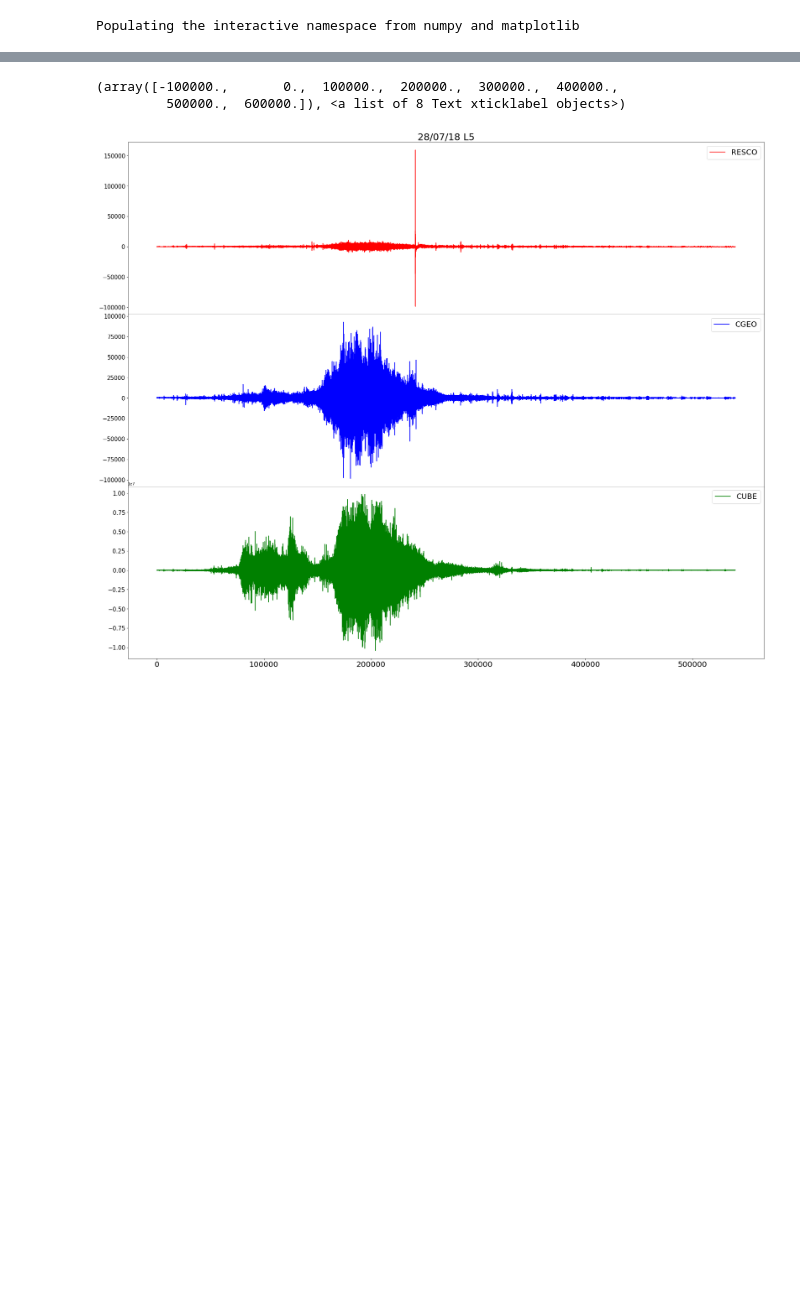
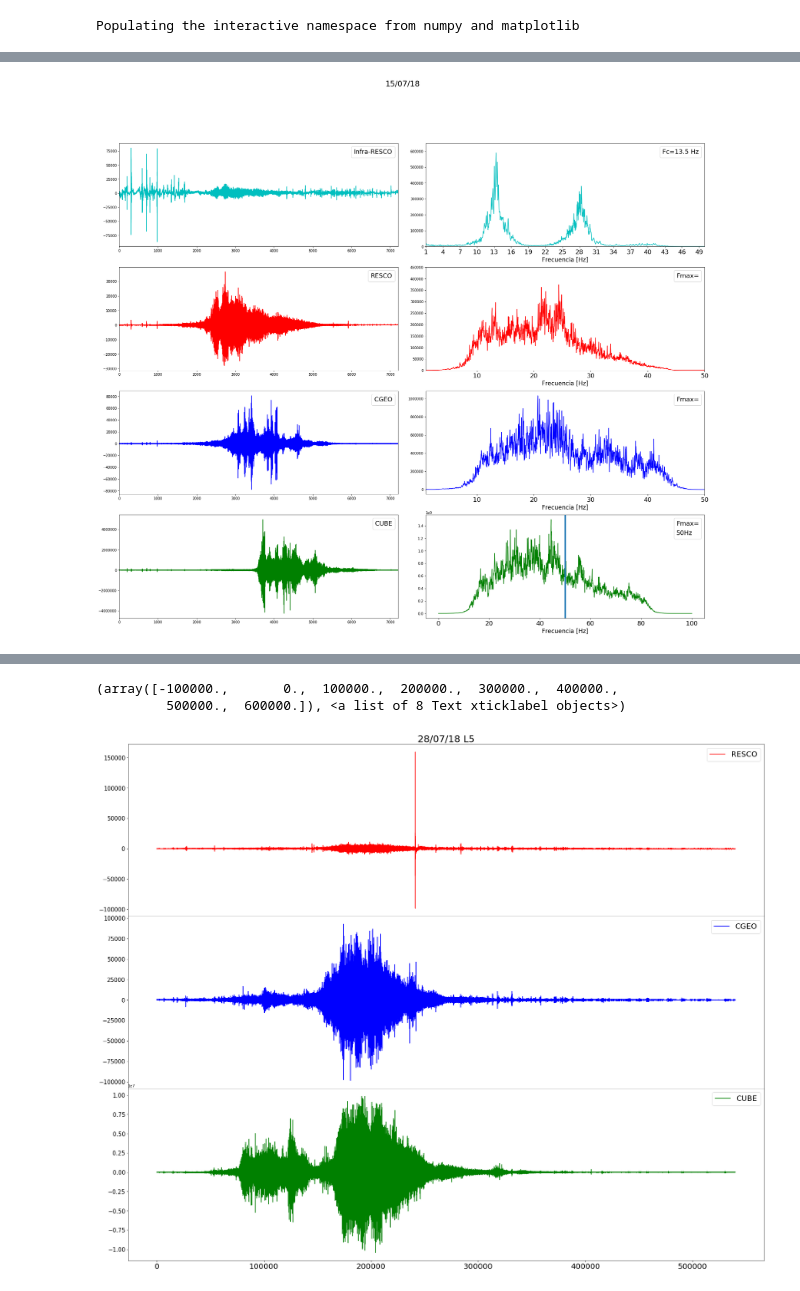
Before and after one commit to vhmar/Lahar-Events-2018, a Jupyter notebook: lahars_3st.ipynb, the cells around one changed output, grey strips where cells are left out. Drawn from its saved outputs; the diff is of its cells as text; code cells hidden in the pictures; blank space fills up the shorter version.

```diff
--- a/lahars_3st.ipynb
+++ b/lahars_3st.ipynb
@@ -19,3 +23,9 @@ cu3 = read("UC.MNG2.EHZ-2018071521.mseed");
 a3 = r3[0];
 b3 = cm3[0];
 c3 = cu3[0];
+i3 = r3[3];
+
+a3.detrend();
+b3.detrend();
+c3.detrend();
+i3.detrend();
@@ -181,0 +140,5 @@ plt.xticks(fontsize=20)
+# %%
+fi, ami = signal.welch(i3,fs=100,nperseg=3600,noverlap=50)
+f3, am3 = signal.welch(a3,fs=100,nperseg=3600,noverlap=50)
+fg, amg =  signal.welch(b3,fs=100,nperseg=3600,noverlap=50)
+fc, amc = signal.welch(c3,fs=200,nperseg=3600,noverlap=50)
@@ -181,0 +180,66 @@ plt.xticks(fontsize=20)
+# %%
+plt.rcParams['figure.figsize'] = 30, 25
+fig = plt.figure()
+#plt.subplots_adjust(hspace=0)
+plt.subplots_adjust(wspace=0.1)
+plt.suptitle('15/07/18',fontsize=22)
+
+
+ax1 = fig.add_subplot(4,2,1)
+plt.plot(i3.times(),i3.data,'c',label="Infra-RESCO")
+plt.xlim(0,7201)
+plt.legend(loc='upper right',handlelength=0, handletextpad=0,fontsize=18)
+
+ax2 = fig.add_subplot(4,2,2)
+plt.plot(fi,ami,'c',label="Fc=13.5 Hz")
+plt.xlim(1,max(fi))
+plt.xlabel('Frecuencia [Hz]',fontsize=17)
+plt.xticks(fontsize=18)
+plt.xticks(np.arange(1,50,3))
+#plt.axvline(x=13.5, linewidth=2)
+plt.ylim(0,0.65E6)
+plt.legend(loc='upper right',handlelength=0, handletextpad=0,fontsize=18)
+
+ax3 = fig.add_subplot(4,2,3)
+plt.plot(a3.times(),a3.data,'r',label="RESCO")
+plt.xlim(0,7201)
+#plt.yticks(format='sci')
+plt.legend(loc='upper right',handlelength=0, handletextpad=0,fontsize=18)
+
+ax4 = fig.add_subplot(4,2,4)
+plt.plot(f3,am3,'r',label="Fmax=")
+plt.xlim(1,max(f3))
+plt.xlabel('Frecuencia [Hz]',fontsize=17)
+plt.xticks(fontsize=18)
+#plt.yticks(format='sci')
+plt.ylim(0,0.45E6)
+plt.legend(loc='upper right',handlelength=0, handletextpad=0,fontsize=18)
+
+ax5 = fig.add_subplot(4,2,5)
+plt.plot(b3.times(),b3.data,'b',label="CGEO")
+plt.xlim(0,7201)
+plt.legend(loc='upper right',handlelength=0, handletextpad=0,fontsize=18)
+
+ax6 = fig.add_subplot(4,2,6)
+plt.plot(fg,amg,'b',label="Fmax=")
+plt.xlim(1,max(fg))
+plt.xlabel('Frecuencia [Hz]',fontsize=17)
+plt.xticks(fontsize=18)
+#plt.yticks(format='sci')
+plt.legend(loc='upper right',handlelength=0, handletextpad=0,fontsize=18)
+
+ax7 = fig.add_subplot(4,2,7)
+plt.plot(c3.times(),c3.data,'g',label="CUBE")
+plt.xlim(0,7201)
+plt.legend(loc='upper right',handlelength=0, handletextpad=0,fontsize=18)
+
+ax8 = fig.add_subplot(4,2,8)
+plt.plot(fc,amc,'g',label="Fmax=")
+plt.axvline(x=50, linewidth=4,label="50Hz")
+plt.xlabel('Frecuencia [Hz]',fontsize=17)
+plt.xticks(fontsize=18)
+plt.legend(loc='upper right',handlelength=0, handletextpad=0,fontsize=18)
+
+plt.savefig("150718l.png",format="PNG")
+# %% [output]
+[figure, added]
```
Also changed, not shown: parts of 48 cells of this notebook, 1 other file.
